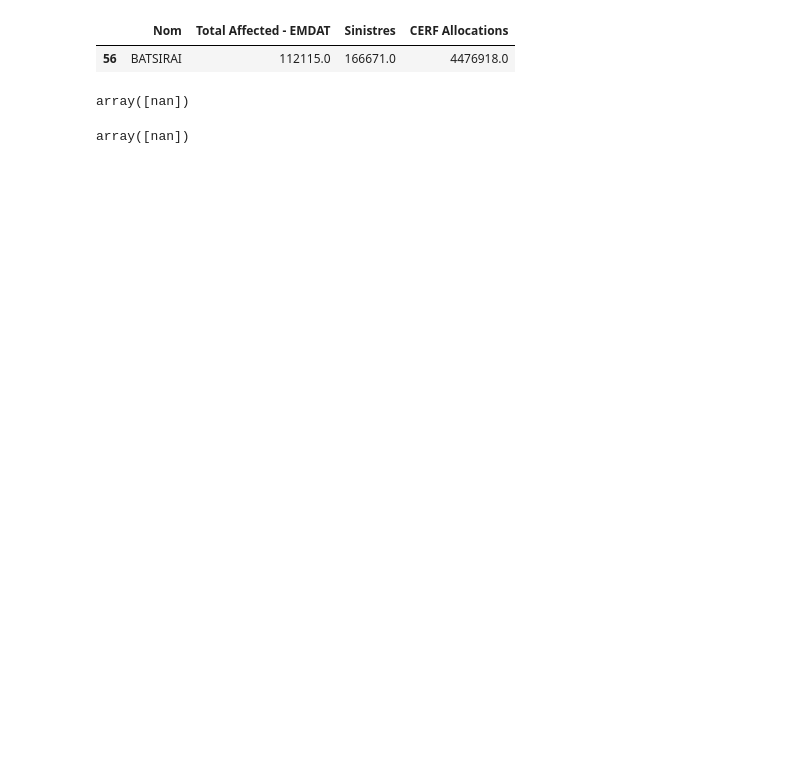
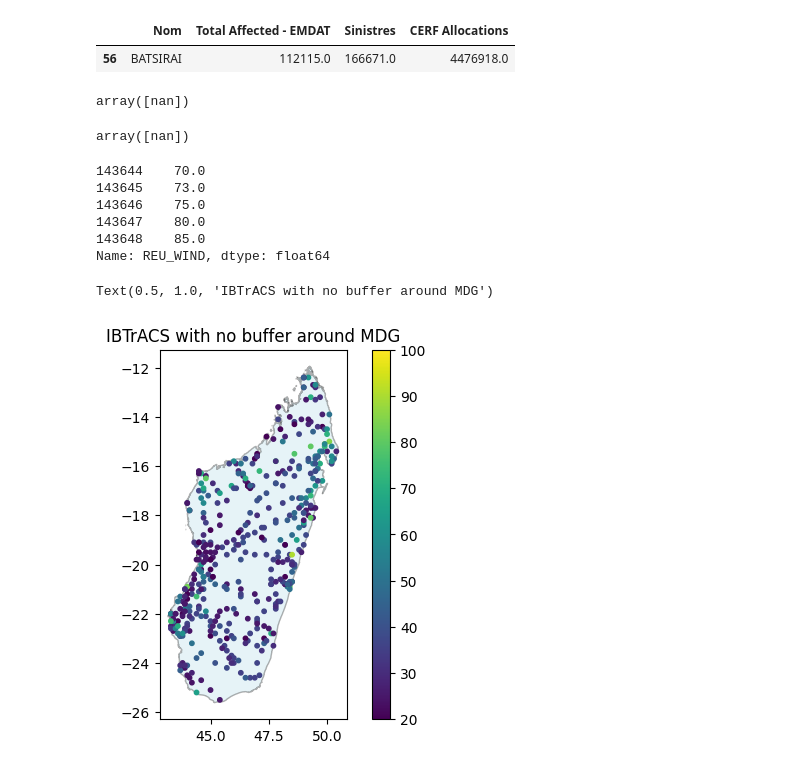
Before and after one commit to OCHA-DAP/ds-aa-mdg-storms, a Jupyter notebook: analysis/01.4_historical_testing_scenarios_ibtracs.ipynb, the cells around one changed output. Saved outputs shown, nothing was run; the diff lists cells and outputs as text; code cells hidden in the pictures; blank space fills up the shorter version.

```diff
--- a/analysis/01.4_historical_testing_scenarios_ibtracs.ipynb
+++ b/analysis/01.4_historical_testing_scenarios_ibtracs.ipynb
@@ -76,3 +78,12 @@ gdf_points_sel = gpd.sjoin(
 )
 gdf_points_sel_ = gdf_points_sel.sort_values("ISO_TIME")
 gdf_points_sel_2006 = gdf_points_sel_[gdf_points_sel_["year"] >= 2006]
+# %%
+gdf_points_sel_2006[gdf_points_sel_2006["NAME"] == "FAVIO"]["REU_WIND"]
+# %% [output]
+143644    70.0
+143645    73.0
+143646    75.0
+143647    80.0
+143648    85.0
+Name: REU_WIND, dtype: float64
@@ -79,3 +98,12 @@ gdf_points_sel_2006 = gdf_points_sel_[gdf_points_sel_["year"] >= 2006]
+# %%
+ax = gdf_adm0.plot(color="lightblue", edgecolor="black", alpha=0.3)
+gdf_points_sel_nobuff.plot(
+    ax=ax, column="REU_WIND", markersize=10, legend=True
+)
+ax.set_title("IBTrACS with no buffer around MDG")
+# %% [output]
+Text(0.5, 1.0, 'IBTrACS with no buffer around MDG')
+[figure, added]
 # %%
 ax = gdf_adm0.plot(color="lightblue", edgecolor="black", alpha=0.3)
 gdf_points_sel_.plot(ax=ax, column="REU_WIND", markersize=10, legend=True)
```
Also changed, not shown: parts of 22 cells of this notebook.
